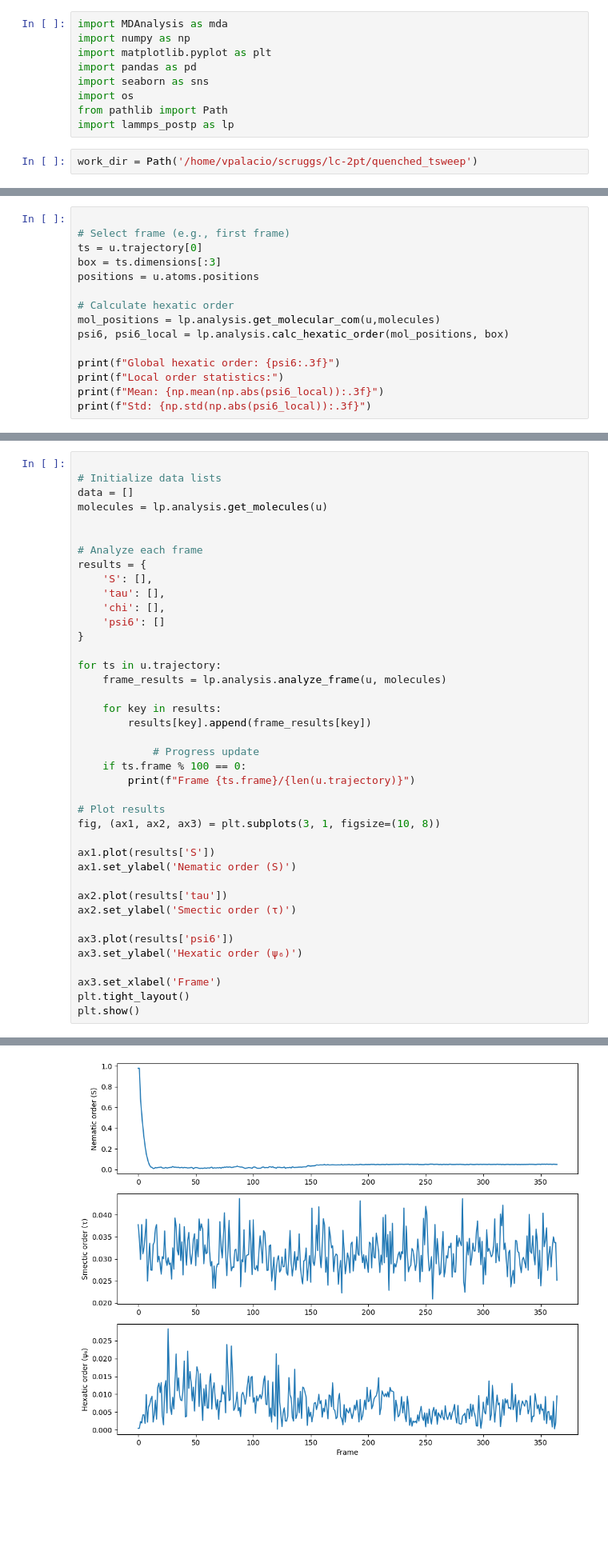
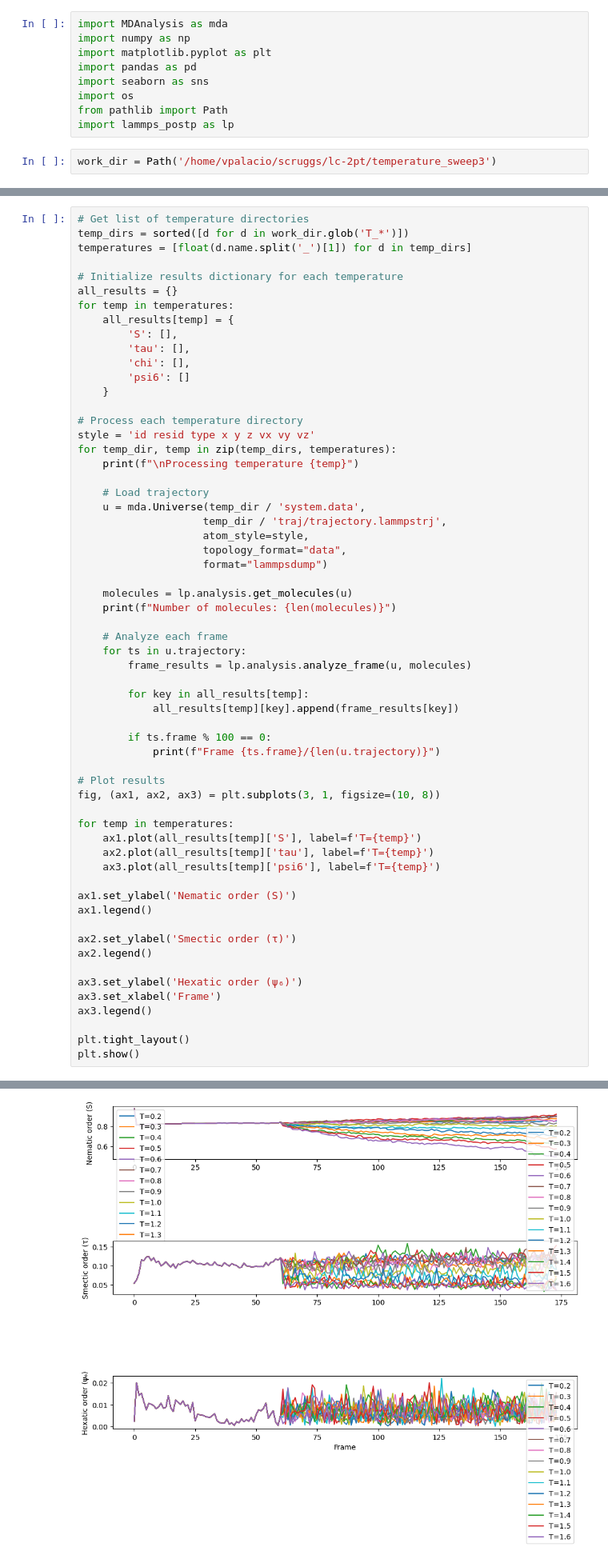
Before and after one commit to v-palacio/lc-2pt, a Jupyter notebook: postp/energies.ipynb, the cells around one changed output, grey strips where cells are left out. Shown: that part at 80% size. Saved outputs shown, nothing was run; the diff lists cells and outputs as text; blank space fills up the shorter version.

```diff
--- a/postp/energies.ipynb
+++ b/postp/energies.ipynb
@@ -8,4 +8,4 @@ import os
 from pathlib import Path
 import lammps_postp as lp
 # %%
-work_dir = Path('/home/vpalacio/scruggs/lc-2pt/quenched_tsweep')
+work_dir = Path('/home/vpalacio/scruggs/lc-2pt/temperature_sweep3')
@@ -53,15 +11,0 @@ Order parameter S: 0.979
-# %%
-
-# Select frame (e.g., first frame)
-ts = u.trajectory[0]
-box = ts.dimensions[:3]
-positions = u.atoms.positions
-
-# Calculate hexatic order
-mol_positions = lp.analysis.get_molecular_com(u,molecules)
-psi6, psi6_local = lp.analysis.calc_hexatic_order(mol_positions, box)
-
-print(f"Global hexatic order: {psi6:.3f}")
-print(f"Local order statistics:")
-print(f"Mean: {np.mean(np.abs(psi6_local)):.3f}")
-print(f"Std: {np.std(np.abs(psi6_local)):.3f}")
@@ -73,41 +12,61 @@ Std: 0.021
 # %%
+# Get list of temperature directories
+temp_dirs = sorted([d for d in work_dir.glob('T_*')])
+temperatures = [float(d.name.split('_')[1]) for d in temp_dirs]
 
-# Initialize data lists
-data = []
-molecules = lp.analysis.get_molecules(u)
+# Initialize results dictionary for each temperature
+all_results = {}
+for temp in temperatures:
+    all_results[temp] = {
+        'S': [],
+        'tau': [],
+        'chi': [],
+        'psi6': []
+    }
 
+# Process each temperature directory
+style = 'id resid type x y z vx vy vz'
+for temp_dir, temp in zip(temp_dirs, temperatures):
+    print(f"\nProcessing temperature {temp}")
 
-# Analyze each frame
-results = {
-    'S': [],
-    'tau': [],
-    'chi': [],
-    'psi6': []
-}
+    # Load trajectory
+    u = mda.Universe(temp_dir / 'system.data',
+                    temp_dir / 'traj/trajectory.lammpstrj',
+                    atom_style=style,
+                    topology_format="data",
+                    format="lammpsdump")
 
-for ts in u.trajectory:
-    frame_results = lp.analysis.analyze_frame(u, molecules)
+    molecules = lp.analysis.get_molecules(u)
+    print(f"Number of molecules: {len(molecules)}")
 
-    for key in results:
-        results[key].append(frame_results[key])
+    # Analyze each frame
+    for ts in u.trajectory:
+        frame_results = lp.analysis.analyze_frame(u, molecules)
 
-            # Progress update
-    if ts.frame % 100 == 0:
-        print(f"Frame {ts.frame}/{len(u.trajectory)}")
+        for key in all_results[temp]:
+            all_results[temp][key].append(frame_results[key])
+
+        if ts.frame % 100 == 0:
+            print(f"Frame {ts.frame}/{len(u.trajectory)}")
 
 # Plot results
 fig, (ax1, ax2, ax3) = plt.subplots(3, 1, figsize=(10, 8))
 
-ax1.plot(results['S'])
+for temp in temperatures:
+    ax1.plot(all_results[temp]['S'], label=f'T={temp}')
+    ax2.plot(all_results[temp]['tau'], label=f'T={temp}')
+    ax3.plot(all_results[temp]['psi6'], label=f'T={temp}')
+
 ax1.set_ylabel('Nematic order (S)')
+ax1.legend()
 
-ax2.plot(results['tau'])
 ax2.set_ylabel('Smectic order (τ)')
+ax2.legend()
 
-ax3.plot(results['psi6'])
 ax3.set_ylabel('Hexatic order (ψ₆)')
+ax3.set_xlabel('Frame')
+ax3.legend()
 
-ax3.set_xlabel('Frame')
 plt.tight_layout()
 plt.show()
 # %% [output]
@@ -118 +91 @@ Frame 300/365
-[figure, old version]
+[figure, new version]
```
Also changed, not shown: parts of 13 cells of this notebook, 2 other files.
